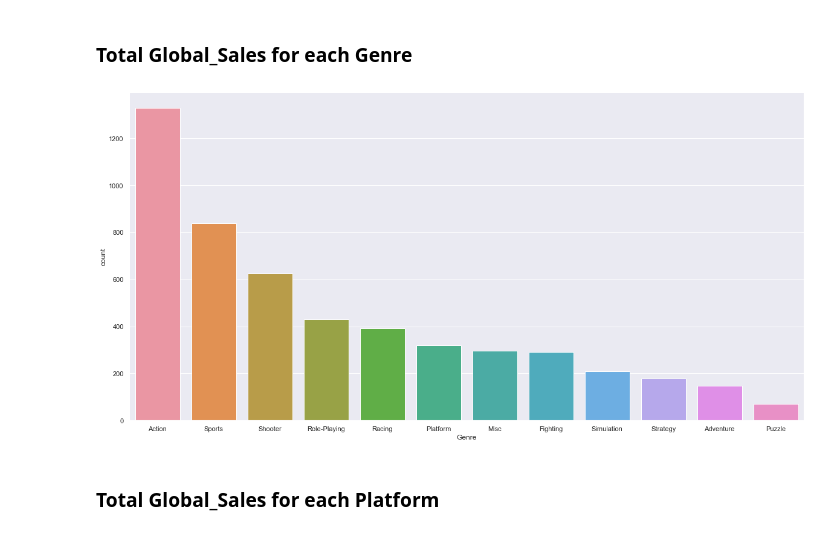
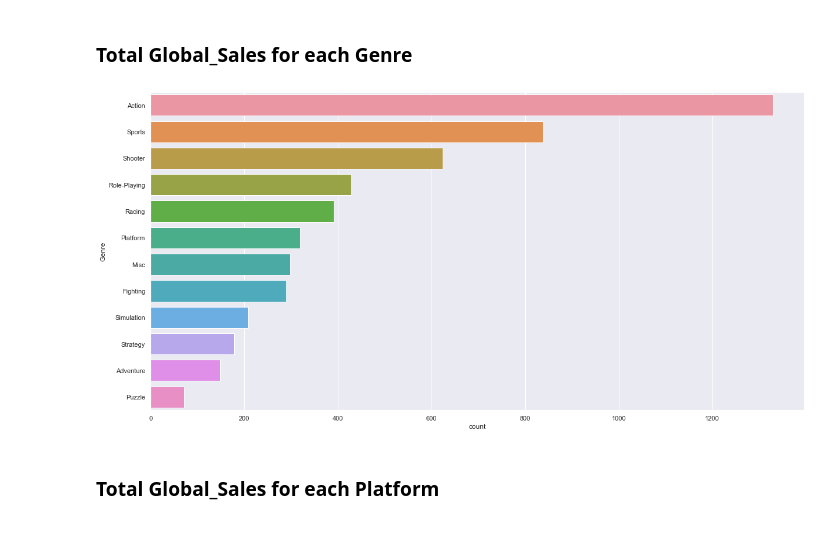
Before and after one commit to dihcuierc/Game_Analysis, a Jupyter notebook: NoteBooks/2. Data Visual.ipynb, the cells around one changed output. Cells and saved outputs as stored; diff of their text form; code cells hidden in the pictures.

```diff
--- a/NoteBooks/2. Data Visual.ipynb
+++ b/NoteBooks/2. Data Visual.ipynb
@@ -47,9 +47,9 @@ ax = sb.countplot(x="Publisher", data=mainData, order=mainData.Publisher.value_c
 # %% [markdown]
 ### Total Global_Sales for each Genre
-# %%
-a = plt.figure(figsize=(20, 10))
-ax = sb.countplot(x="Genre", data=mainData, order=mainData.Genre.value_counts().iloc[:12].index)
-# %% [output]
-[figure, removed]
+# %%
+a = plt.figure(figsize=(20, 10))
+ax = sb.countplot(y="Genre", data=mainData, order=mainData.Genre.value_counts().index)
+# %% [output]
+[figure, added]
 # %% [markdown]
 ### Total Global_Sales for each Platform
```
Also changed, not shown: parts of 14 cells of this notebook.
